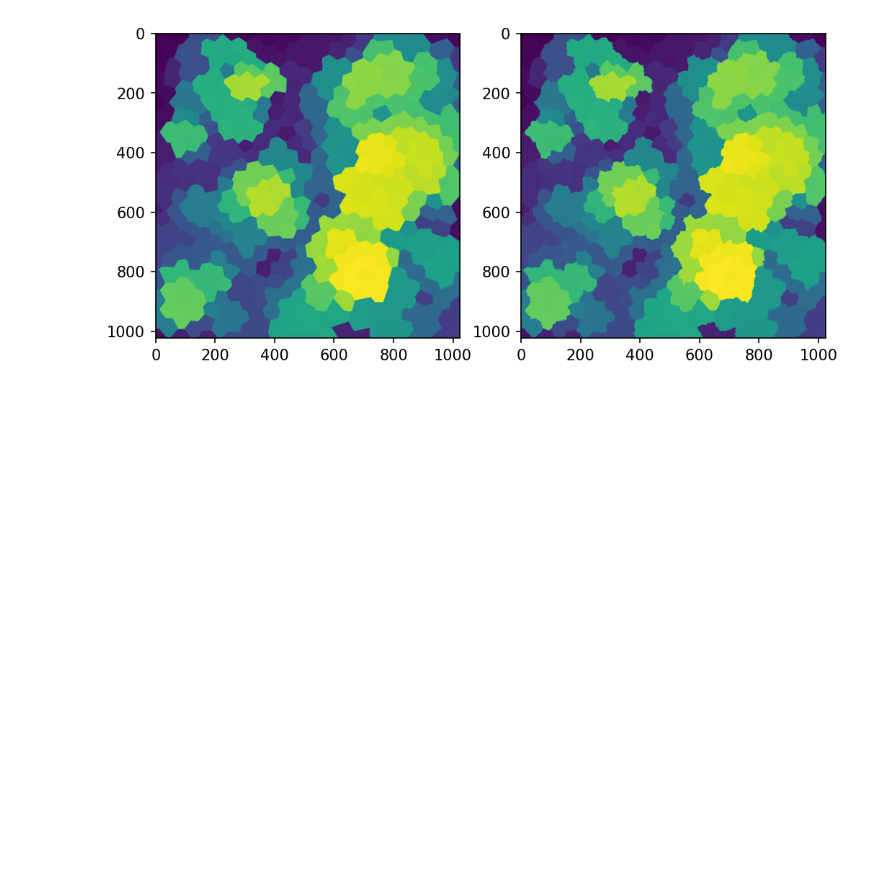
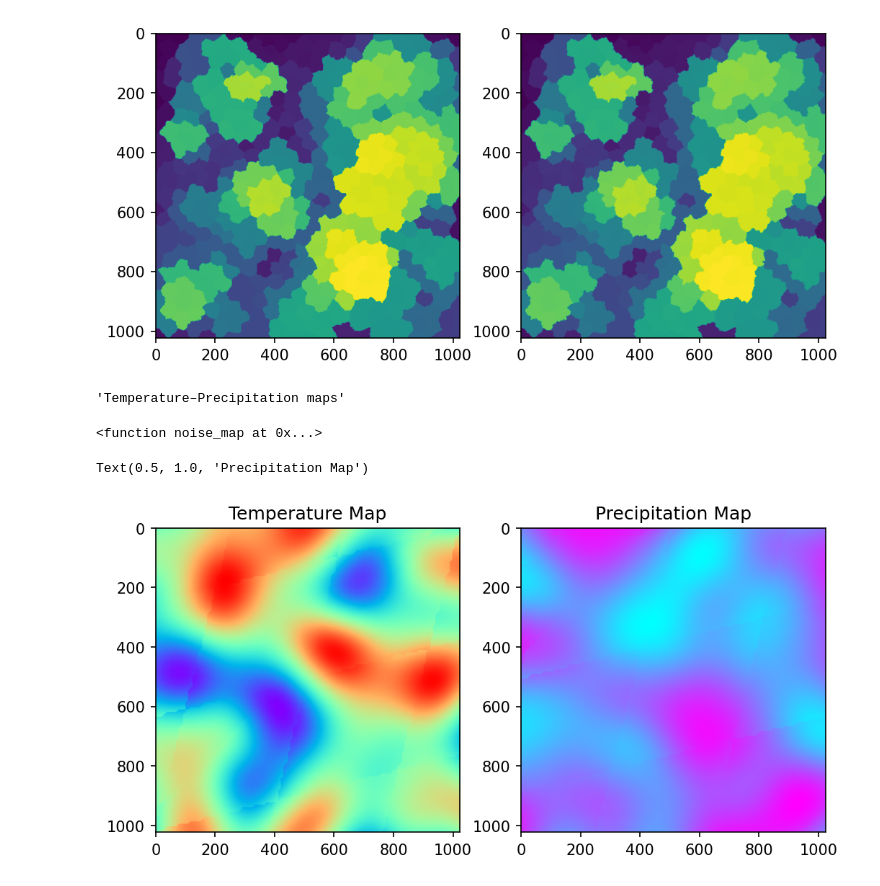
Before and after one commit to AREAGAM/upgraded-adventure, a Jupyter notebook: nosie.ipynb, the cells around one changed output. Drawn from its saved outputs; the diff is of its cells as text; code cells hidden in the pictures; blank space fills up the shorter version.

```diff
--- a/nosie.ipynb
+++ b/nosie.ipynb
@@ -81,5 +83,5 @@ plt.scatter(*points.T, s=1)
 # %%
-def noise_map(size, res, seed, octaves=1, persistence=0.5, lacunarity=2.0):
+def noise_map(size, res, seed, octaves=1, persistence=1, lacunarity=3.0):
     scale = size/res
     return np.array([[
         snoise3(
@@ -126,3 +132,27 @@ axes[1].imshow(blurred_vor_map)
 [figure]
 # %%
 vor_map = blurred_vor_map
+# %%
+#Choosing Biomes
+"""Temperature–Precipitation maps"""
+# %% [output]
+'Temperature–Precipitation maps'
+# %%
+temperature_map = noise_map(size, 2, 10)
+precipitation_map = noise_map(size, 2, 20)
+print(noise_map)
+# %% [output]
+<function noise_map at 0x...>
+# %%
+fig, axes = plt.subplots(1, 2)
+fig.set_dpi(150)
+fig.set_size_inches(8, 4)
+
+axes[0].imshow(temperature_map, cmap="rainbow")
+axes[0].set_title("Temperature Map")
+
+axes[1].imshow(precipitation_map, cmap="cool")
+axes[1].set_title("Precipitation Map")
+# %% [output]
+Text(0.5, 1.0, 'Precipitation Map')
+[figure, added]
```
Also changed, not shown: parts of 14 cells of this notebook.
